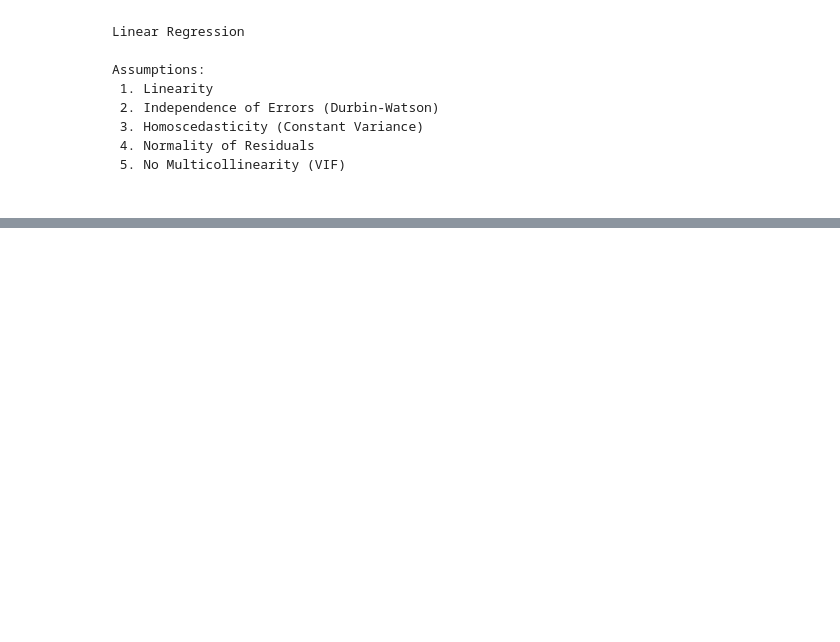
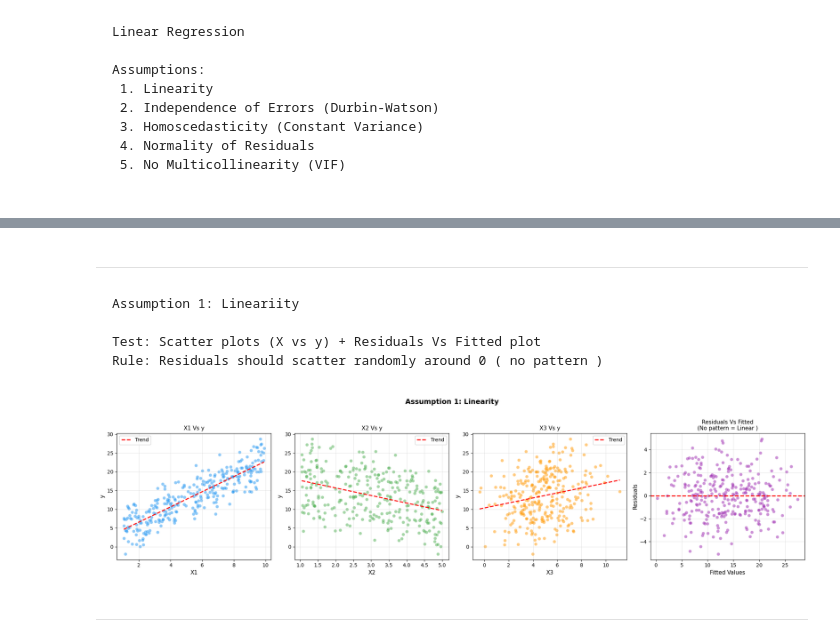
Before and after one commit to the-liyanage/from-scratch, a Jupyter notebook: regression/linear-regression/stat-tests.ipynb, the cells around one changed output, grey strips where cells are left out. Cells and saved outputs as stored; diff of their text form; code cells hidden in the pictures; blank space fills up the shorter version.

Commit message:
linearity check added

````diff
--- a/regression/linear-regression/stat-tests.ipynb
+++ b/regression/linear-regression/stat-tests.ipynb
@@ -63,0 +64,12 @@ Target:      : y
+# %%
+# Fit the model
+
+X = df[["X1", "X2", "X3"]].values
+X_sm = sm.add_constant(X)   # add intercept for satsmodels
+
+model_sm = sm.OLS(y, X_sm).fit()
+fitted_values = model_sm.fittedvalues
+residuals = model_sm.resid
+
+print(f"Model Summary\n")
+print(model_sm.summary())
@@ -63,0 +94,52 @@ Target:      : y
+# %% [markdown]
+- --------------------------------------------------------------------------------
+# %% [markdown]
+```
+Assumption 1: Lineariity
+
+Test: Scatter plots (X vs y) + Residuals Vs Fitted plot
+Rule: Residuals should scatter randomly around 0 ( no pattern )
+```
+# %%
+def test_linearity(df, fitted_values, residuals):
+    fig, axes = plt.subplots(1, 4, figsize = (20, 5))
+    fig.suptitle("Assumption 1: Linearity", fontsize = 14, fontweight = "bold", y = 1.02)
+
+    features = ["X1", "X2", "X3"]
+    colors = ["#2196F3", "#4CAF50", "#FF9800"]
+
+    for i, (feat, color) in enumerate(zip(features, colors)):
+        axes[i].scatter(df[feat], df["y"], alpha = 0.5, color = color, edgecolors= "white", linewidth = 0.3, s = 40)
+        # fit a trend line
+        z = np.polyfit(df[feat], df["y"], 1)
+        p = np.poly1d(z)
+        xs = np.linspace(df[feat].min(), df[feat].max(), 100)
+        axes[i].plot(xs, p(xs), color = "red", linewidth = 2, linestyle = "--", label = "Trend")
+        axes[i].set_xlabel(feat, fontsize = 11)
+        axes[i].set_ylabel("y", fontsize = 11)
+        axes[i].set_title(f"{feat} Vs y", fontsize = 11)
+        axes[i].legend()
+        axes[i].grid(True, alpha = 0.3)
+
+
+    # Residuals VS fitted
+    axes[3].scatter(fitted_values, residuals, alpha = 0.5, color = "#9C27B0",
+                    edgecolor = "white", linewidth = 0.3, s = 40)
+    axes[3].axhline(0, color = "red", linewidth = 2, linestyle = "--")
+    axes[3].set_xlabel("Fitted Values", fontsize = 11)
+    axes[3].set_ylabel("Residuals", fontsize = 11)
+    axes[3].set_title("Residuals Vs Fitted\n(No pattern = Linear )", fontsize = 11)
+    axes[3].grid(True, alpha = 0.3)
+
+
+
+    plt.tight_layout()
+    plt.show()
+
+
+if __name__ == "__main__":
+    test_linearity(df, fitted_values, residuals)
+# %% [output]
+[figure, added]
+# %% [markdown]
+- ---------------------------------------------------------------------------------
````
Also changed, not shown: parts of 4 cells of this notebook.
